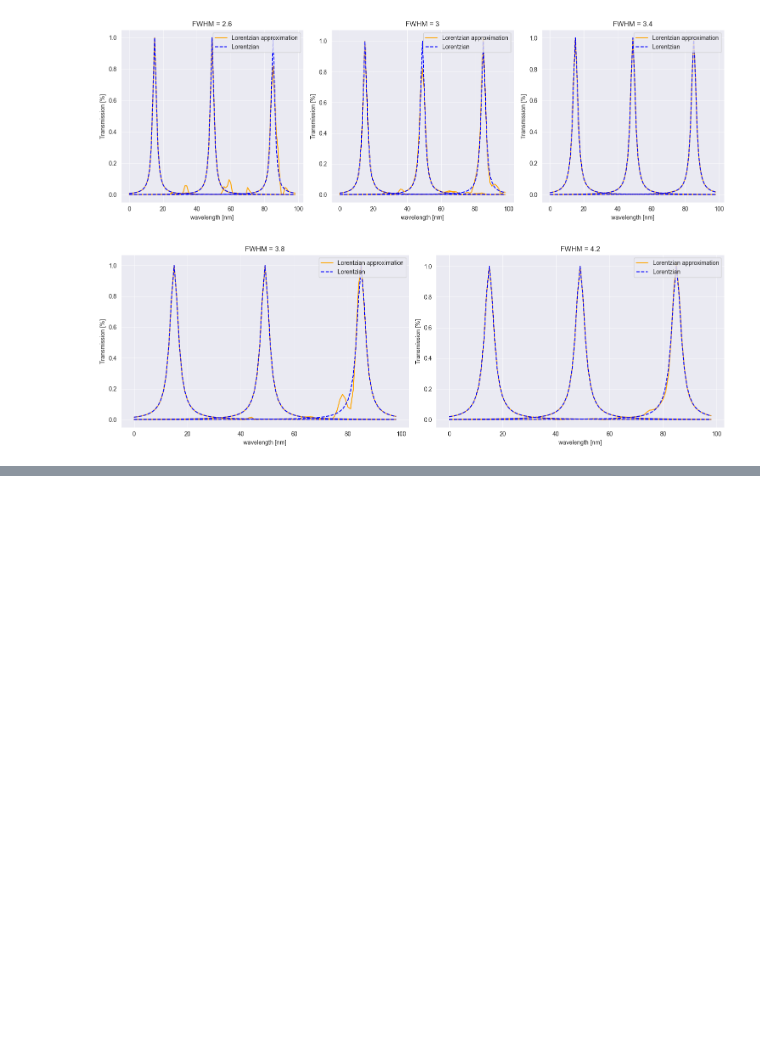
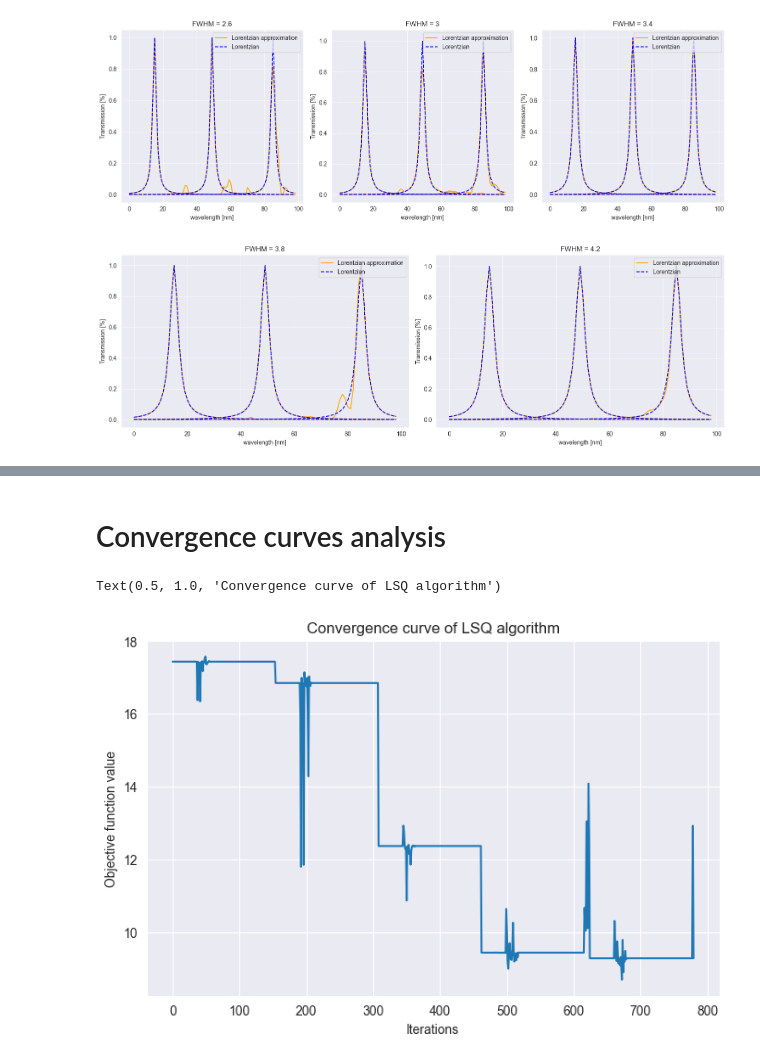
Before and after one commit to konrad-jaworski/General_purpose_hyperspectral_thermal_camera, a Jupyter notebook: Lorentzian_function_approach/Result_analysis.ipynb, the cells around one changed output, grey strips where cells are left out. Cells and saved outputs as stored; diff of their text form; code cells hidden in the pictures; blank space fills up the shorter version.

```diff
--- a/Lorentzian_function_approach/Result_analysis.ipynb
+++ b/Lorentzian_function_approach/Result_analysis.ipynb
@@ -522,0 +530,17 @@ plt.show()
+# %%
+lsq_dir='/Users/jaworskj/DataspellProjects/General_purpose_hyperspectral_thermal_camera/lsq_runs'
+# %%
+best_powell=load_best_run(powell_dir)
+best_nelder=load_best_run(nelder_dir)
+best_lsq=load_best_run(lsq_dir)
+# %% [markdown]
+<h1>Convergence curves analysis
+# %%
+plt.figure(figsize=(8, 5))
+plt.plot(best_lsq[1])
+plt.xlabel('Iterations')
+plt.ylabel('Objective function value')
+plt.title("Convergence curve of LSQ algorithm")
+# %% [output]
+Text(0.5, 1.0, 'Convergence curve of LSQ algorithm')
+[figure, added]
```
Also changed, not shown: parts of 20 cells of this notebook, 7 other files.
